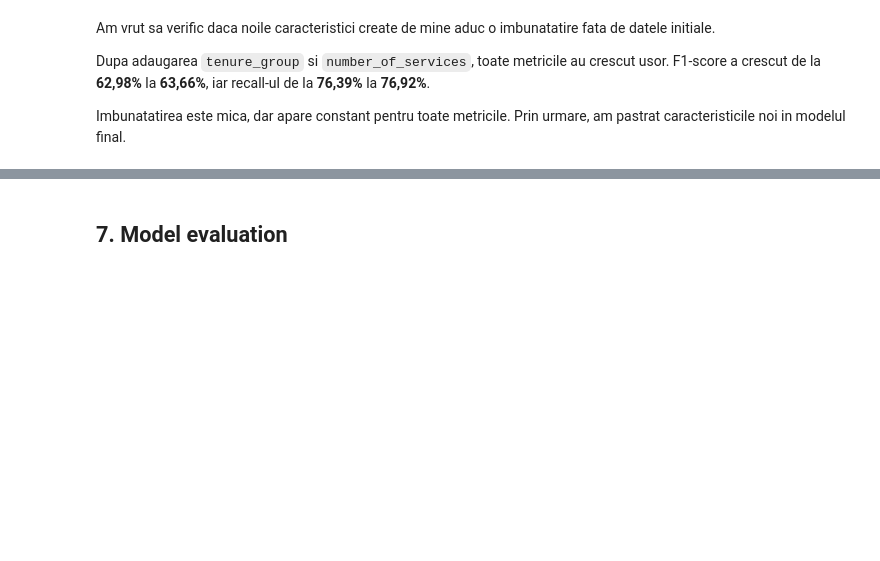
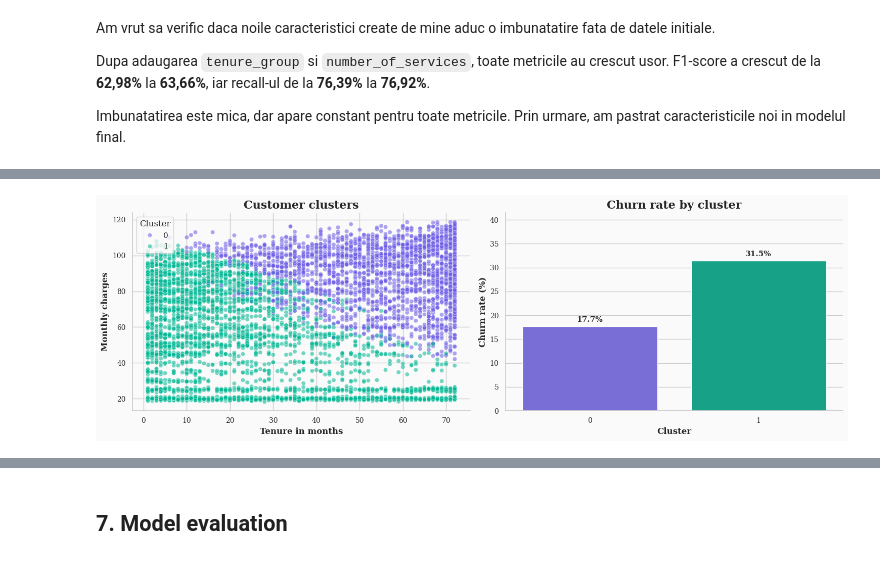
Before and after one commit to astrophillie/telco-churn-ml-comparison, a Jupyter notebook: project01_ML_training_comparison.ipynb, the cells around one changed output, grey strips where cells are left out. Saved outputs shown, nothing was run; the diff lists cells and outputs as text; code cells hidden in the pictures; blank space fills up the shorter version.

```diff
--- a/project01_ML_training_comparison.ipynb
+++ b/project01_ML_training_comparison.ipynb
@@ -1002,0 +1134,49 @@ Imbunatatirea este mica, dar apare constant pentru toate metricile. Prin urmare,
+# %%
+fig, axes = plt.subplots(1, 2, figsize=(15, 5))
+
+sns.scatterplot(
+    data=cluster_analysis_df,
+    x="tenure",
+    y="MonthlyCharges",
+    hue="cluster",
+    palette=["#6C5CE7", "#00B894"],
+    alpha=0.55,
+    ax=axes[0]
+)
+
+axes[0].set_title("Customer clusters")
+axes[0].set_xlabel("Tenure in months")
+axes[0].set_ylabel("Monthly charges")
+axes[0].legend(title="Cluster")
+
+ax = sns.barplot(
+    data=cluster_profile,
+    x="cluster",
+    y="churn_rate",
+    hue="cluster",
+    palette=["#6C5CE7", "#00B894"],
+    legend=False,
+    ax=axes[1]
+)
+
+for container in ax.containers:
+    ax.bar_label(
+        container,
+        fmt="%.1f%%",
+        padding=4,
+        fontweight="bold"
+    )
+
+axes[1].set_title("Churn rate by cluster")
+axes[1].set_xlabel("Cluster")
+axes[1].set_ylabel("Churn rate (%)")
+axes[1].set_ylim(
+    0,
+    cluster_profile["churn_rate"].max() + 10
+)
+
+sns.despine()
+plt.tight_layout()
+plt.show()
+# %% [output]
+[figure, added]
```
Also changed, not shown: parts of 7 cells of this notebook.
